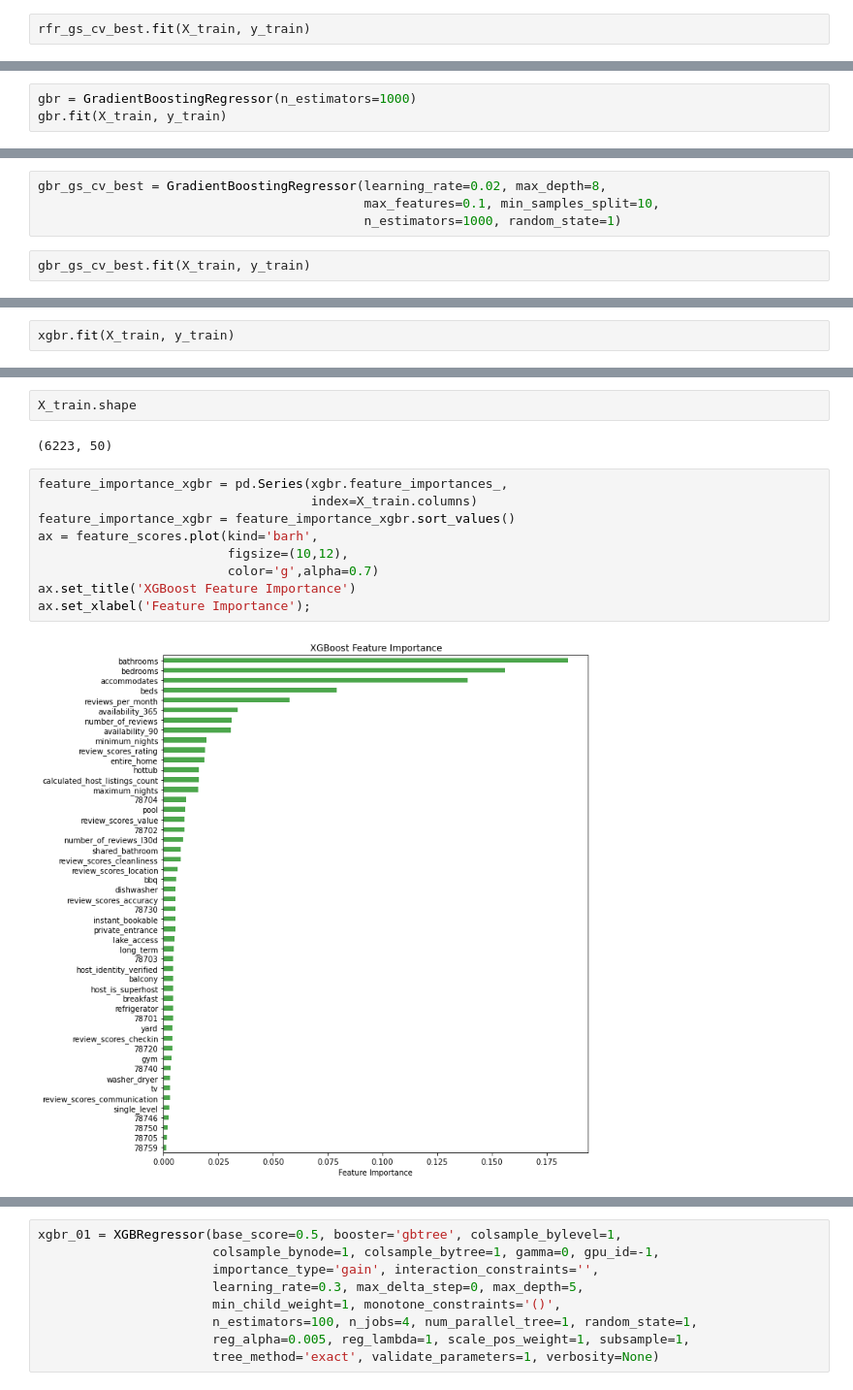
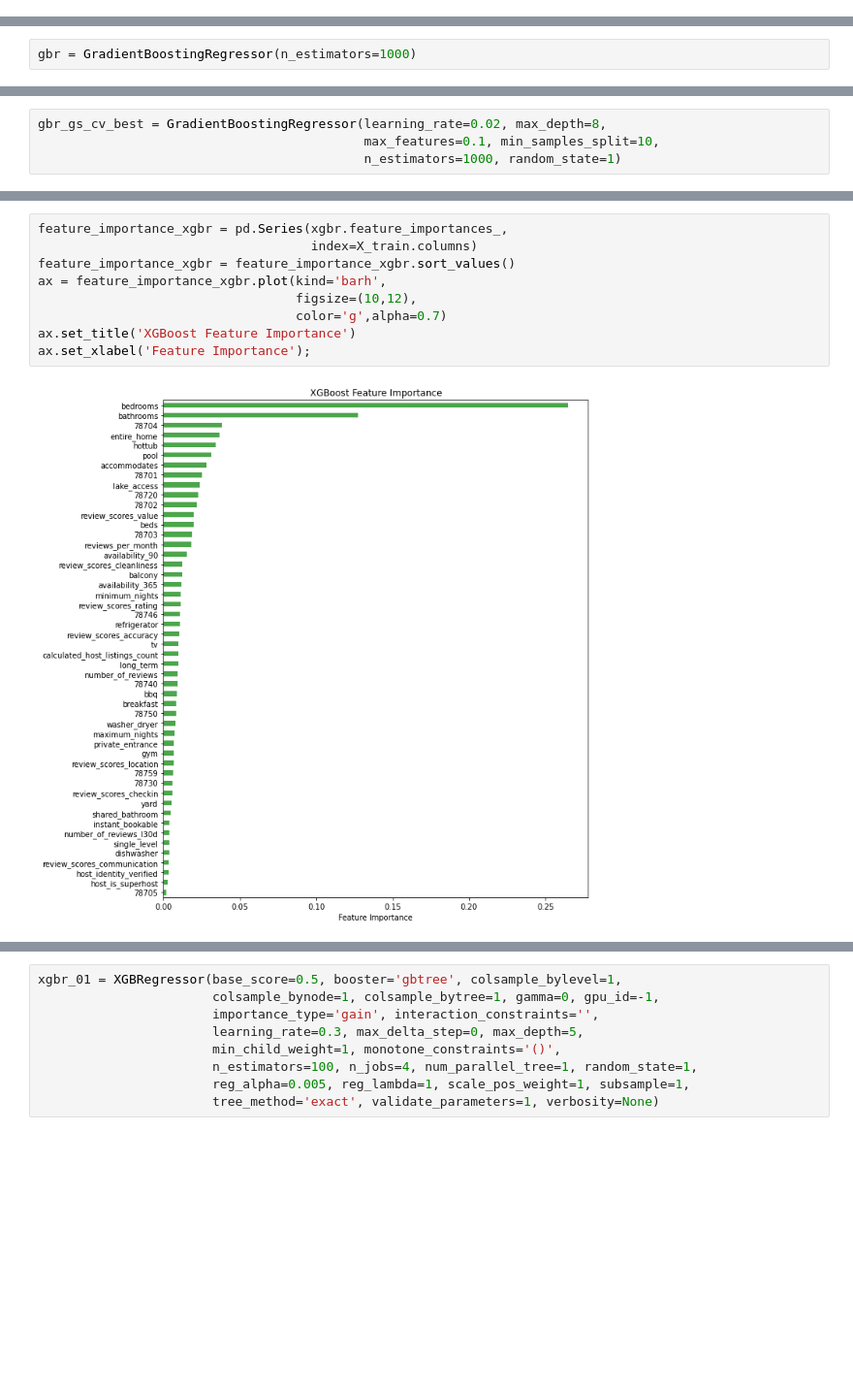
Before and after one commit to rezaganj/Capstone2-Airbnb-Price-Prediction, a Jupyter notebook: notebooks/airbnb_main.ipynb, the cells around one changed output, grey strips where cells are left out. Shown at 97% size. Drawn from its saved outputs; the diff is of its cells as text; blank space fills up the shorter version.

```diff
--- a/notebooks/airbnb_main.ipynb
+++ b/notebooks/airbnb_main.ipynb
@@ -646,5 +659,3 @@ grid_rfr = {'n_estimators': [200, 600, 1000, 1400, 1800],
 rfr_gs_cv_best = RandomForestRegressor(max_depth=16, max_features=16, max_leaf_nodes=32,
                                        min_samples_split=16, n_estimators=600, n_jobs=-1,
                                        oob_score=True, random_state=1)
-# %%
-rfr_gs_cv_best.fit(X_train, y_train)
@@ -666,3 +713,2 @@ plot_price_predict(rfr_gs_cv_best, X_train, X_test, y_train, y_test)
 # %%
 gbr = GradientBoostingRegressor(n_estimators=1000)
-gbr.fit(X_train, y_train)
@@ -703,5 +749,3 @@ grid_gbr = {'learning_rate': [0.01, 0.02, 0.05, 0.1],
 gbr_gs_cv_best = GradientBoostingRegressor(learning_rate=0.02, max_depth=8,
                                            max_features=0.1, min_samples_split=10,
                                            n_estimators=1000, random_state=1)
-# %%
-gbr_gs_cv_best.fit(X_train, y_train)
@@ -725,2 +777,0 @@ xgbr = XGBRegressor(random_state=1)
-# %%
-xgbr.fit(X_train, y_train)
@@ -760,16 +804,12 @@ array([0.0033045 , 0.00508192, 0.03471353, 0.25279933, 0.01426798,
       dtype=float32)
-# %%
-X_train.shape
-# %% [output]
-(6223, 50)
 # %%
 feature_importance_xgbr = pd.Series(xgbr.feature_importances_,
                                     index=X_train.columns)
 feature_importance_xgbr = feature_importance_xgbr.sort_values()
-ax = feature_scores.plot(kind='barh',
-                         figsize=(10,12),
-                         color='g',alpha=0.7)
+ax = feature_importance_xgbr.plot(kind='barh',
+                                  figsize=(10,12),
+                                  color='g',alpha=0.7)
 ax.set_title('XGBoost Feature Importance')
 ax.set_xlabel('Feature Importance');
 # %% [output]
-[figure, old version]
+[figure, new version]
```
Also changed, not shown: parts of 73 cells of this notebook.
